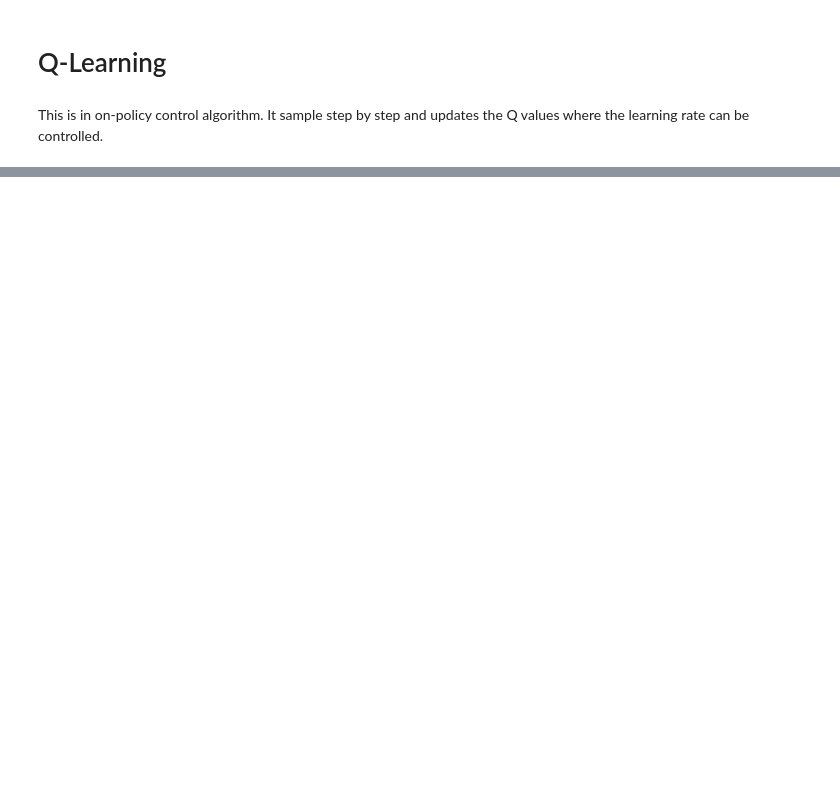
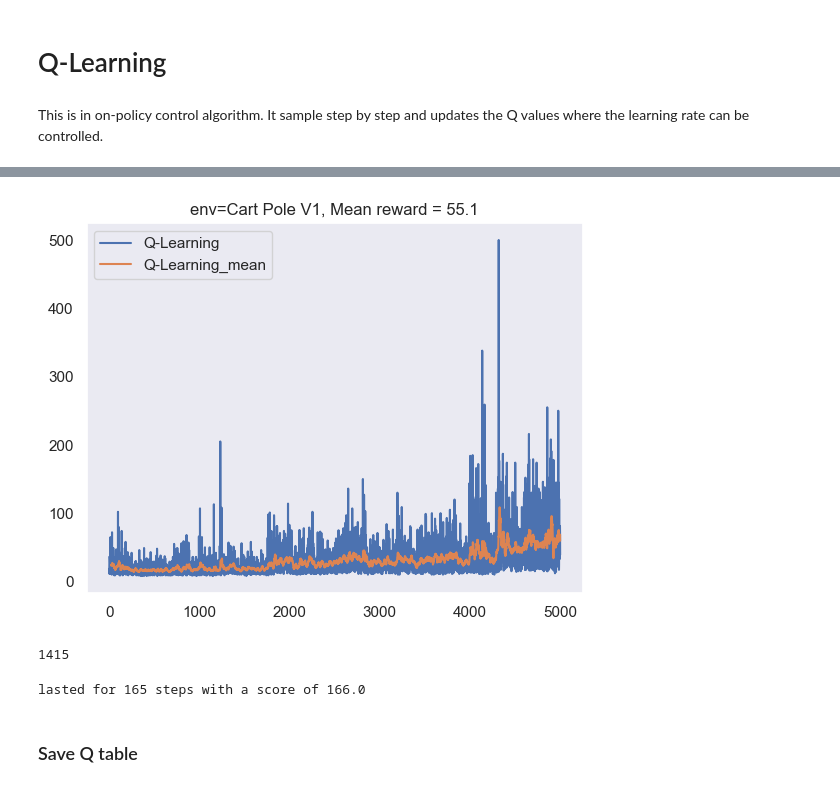
Before and after one commit to AnselmAdrian/reinforcement_learning, a Jupyter notebook: notebooks/sarsa_and_qlearning.ipynb, the cells around one changed output, grey strips where cells are left out. Drawn from its saved outputs; the diff is of its cells as text; code cells hidden in the pictures; blank space fills up the shorter version.

```diff
--- a/notebooks/sarsa_and_qlearning.ipynb
+++ b/notebooks/sarsa_and_qlearning.ipynb
@@ -50,13 +50,17 @@ print('Observation Space:', env.observation_space)
 # %%
 def discretize_observation(x):
-    """Discretizes the observation space to a fixed number of bins. Please change me"""
+    """Discretizes the observation space to a fixed number of bins."""
 
-    x = np.clip(x, -10_000, 10_000)
-    x_max = np.clip(env.observation_space.high, -10_000, 10_000)
-    x_min = np.clip(env.observation_space.low, -10_000, 10_000)
+    # Please change me
+    max_v = 10_000
+    n_bins = 100
+
+    x = np.clip(x, -max_v, max_v)
+    x_max = np.clip(env.observation_space.high, -max_v, max_v)
+    x_min = np.clip(env.observation_space.low, -max_v, max_v)
 
     x = (x - x_min) / (x_max - x_min)
 
-    return tuple([int(xi * 100) for xi in x])
+    return tuple([int(xi * n_bins) for xi in x])
 # %%
 discretize_observation(env.reset())
@@ -393,21 +446,41 @@ for key, value in trial.params.items():
+# %%
+selected_params = dict(
+                    alpha = 0.1,
+                    epsilon = 0.999, #04967641959074442,
+                    anneal_eps = 0.997,
+                    )
+selected_params = trial.params
 # %%
 # create a Q Learning agent
-q_agent = QLearningAgent(alpha = trial.params['alpha'], epsilon = trial.params['epsilon'], gamma=0.995,
+q_agent = QLearningAgent(alpha = selected_params['alpha'],
+                         epsilon = selected_params['epsilon'],
+                         gamma=0.9995,
                        get_possible_actions=lambda s : range(env.action_space.n),
                        )
 
 #train agent and get rewards for episodes
-rewards = train_q_agent(env, q_agent, episode_cnt = 10000, anneal_eps = trial.params['anneal_eps'])
+min_epsilon = 0.01
+episode_cnt = 5000
+anneal_eps = (min_epsilon / selected_params['epsilon']) ** (1/episode_cnt)
+rewards = train_q_agent(env, q_agent, episode_cnt = episode_cnt,
+                        anneal_eps = anneal_eps,
+                        )
 
 # Plot rewards
 plot_rewards("Cart Pole V1",rewards, 'Q-Learning')
+# %% [output]
+[figure, added]
+# %%
+len(q_agent._Q)
+# %% [output]
+1415
 # %%
 tmax = 10000
 G = 0
 
 env_run = copy.deepcopy(env)
 state = env_run.reset()
-q_agent.epsilon = -1.0
+q_agent.epsilon = 0.0
 for t in range(tmax):
     env_run.render(mode = 'human')
 
@@ -424,3 +497,7 @@ for t in range(tmax):
 
 print(f'lasted for {t} steps with a score of {G}')
 env_run.close()
+# %% [output]
+lasted for 165 steps with a score of 166.0
+# %% [markdown]
+### Save Q table
```
Also changed, not shown: parts of 24 cells of this notebook, 1 other file.
